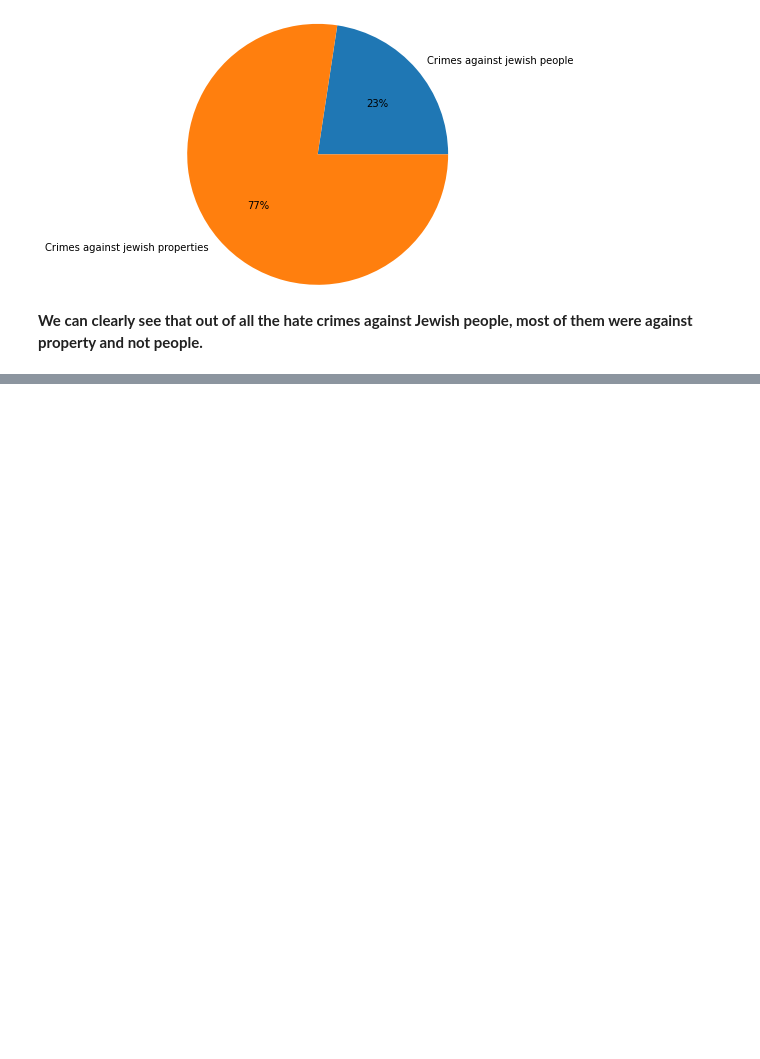
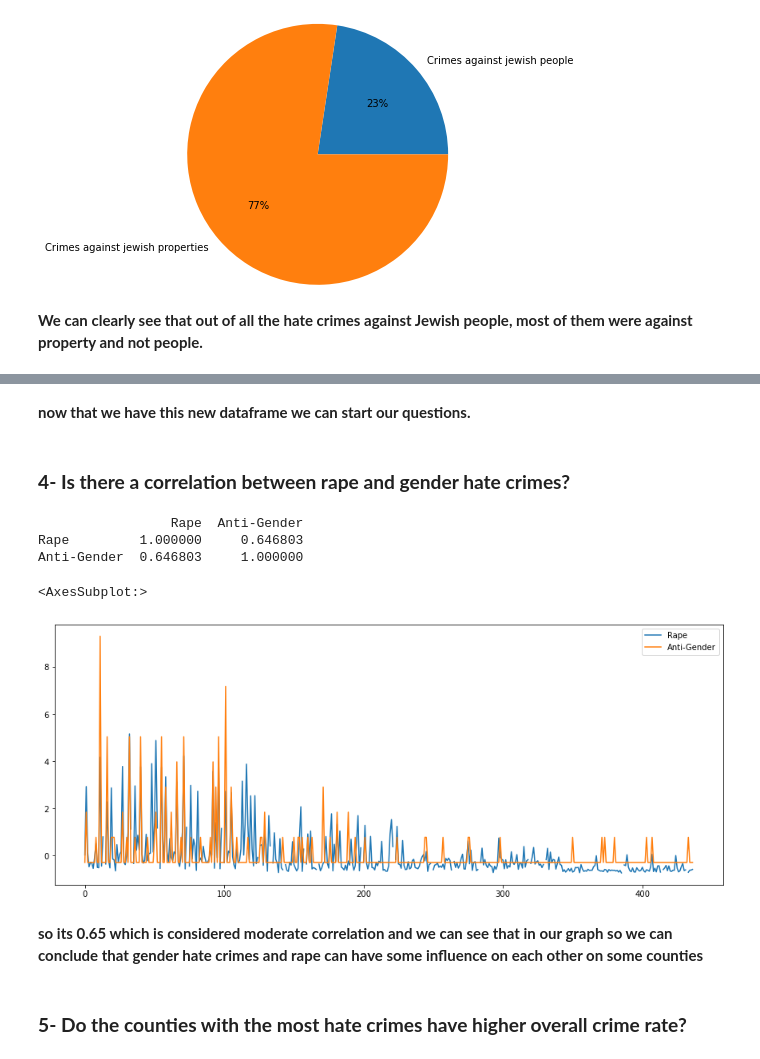
Before and after one commit to BlackYun2/data-science-project, a Jupyter notebook: Group 19 (1).ipynb, the cells around one changed output, grey strips where cells are left out. Cells and saved outputs as stored; diff of their text form; code cells hidden in the pictures; blank space fills up the shorter version.

```diff
--- a/Group 19 (1).ipynb
+++ b/Group 19 (1).ipynb
@@ -406,0 +436,9 @@ print()
+# %%
+#then we add those two together one on dataframe now there are no duplicate counties for each year
+#so we change the index to county and year because its unique
+duplicateAdded = againstProperty.set_index(['County', 'Year'])  + againstPeople.set_index(['County', 'Year'])
+#then to make sure the concat is correct we change the index to county and year to concat unique with them
+uniqueCounties.set_index(['County', 'Year'], inplace=True)
+#now we can do this and have a no duplicate dataframe where every year have every county only one time
+noDuplicates = pd.concat([duplicateAdded, uniqueCounties])
+noDuplicates
@@ -406,0 +460,9 @@ print()
+# %%
+#then we collet all columns that have gender hate crimes and add them in one column
+#get sum of those columns
+Anti_Gender = noDuplicates.iloc[:, 0:4].sum(axis=1)
+#concat this new column with the rest of the dataframe
+anti_df = pd.concat([noDuplicates.iloc[:, 0:4], Anti_Gender, noDuplicates.iloc[:, 4:]], axis=1)
+#rename it to Anti-Gender
+anti_df.rename(columns={0: "Anti-Gender"}, inplace=True)
+anti_df
@@ -406,0 +484,11 @@ print()
+# %%
+#now we do get the crimes dataframe ready to concat
+#we set the index here too to compare with the anti one
+crimes_newIndex = totalCrimes.set_index(['County', 'Year'])
+#now we reindex it to remove any values thats not in anti_df one
+crimes_newIndex = crimes_newIndex.reindex(anti_df.index)
+#then we concat the two dataframes to one final dataframe
+final_df = pd.concat([crimes_newIndex, anti_df], axis=1)
+#and finaly we give it normal index to make county and year return to use them
+final_df.reset_index(inplace=True)
+final_df
@@ -406,0 +509,26 @@ print()
+# %% [markdown]
+**now that we have this new dataframe we can start our questions.**
+# %% [markdown]
+### **4- Is there a correlation between rape and gender hate crimes?**
+# %%
+#we create a new dataframe with only the two columns we are intersted in
+rapeAntiGender = final_df.loc[
+    :, (final_df.columns == "Rape") | (final_df.columns == "Anti-Gender")
+]
+#and we calculate the corelation
+print(rapeAntiGender.corr(method='pearson'))
+
+#then we normalize the new dataframe
+normalizedRapeAntiGender = (rapeAntiGender - rapeAntiGender.mean()) / (rapeAntiGender.std())
+#after normalization we plot it and see if there are any correlation
+normalizedRapeAntiGender.plot(figsize= (15,6))
+# %% [output]
+                 Rape  Anti-Gender
+Rape         1.000000     0.646803
+Anti-Gender  0.646803     1.000000
+<AxesSubplot:>
+[figure, added]
+# %% [markdown]
+**so its 0.65 which is considered moderate correlation and we can see that in our graph so we can conclude that gender hate crimes and rape can have some influence on each other on some counties**
+# %% [markdown]
+### **5- Do the counties with the most hate crimes have higher overall crime rate?**
```
Also changed, not shown: parts of 14 cells of this notebook, 1 other file.
